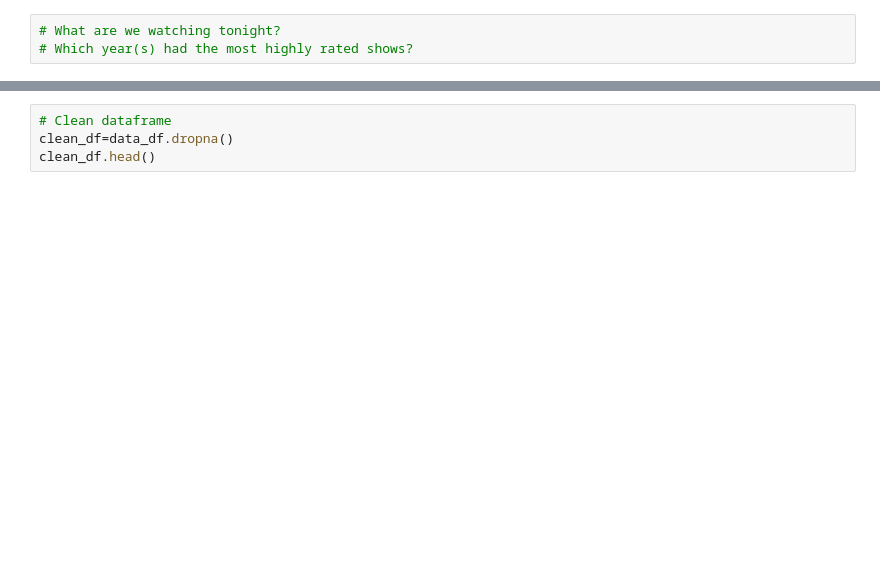
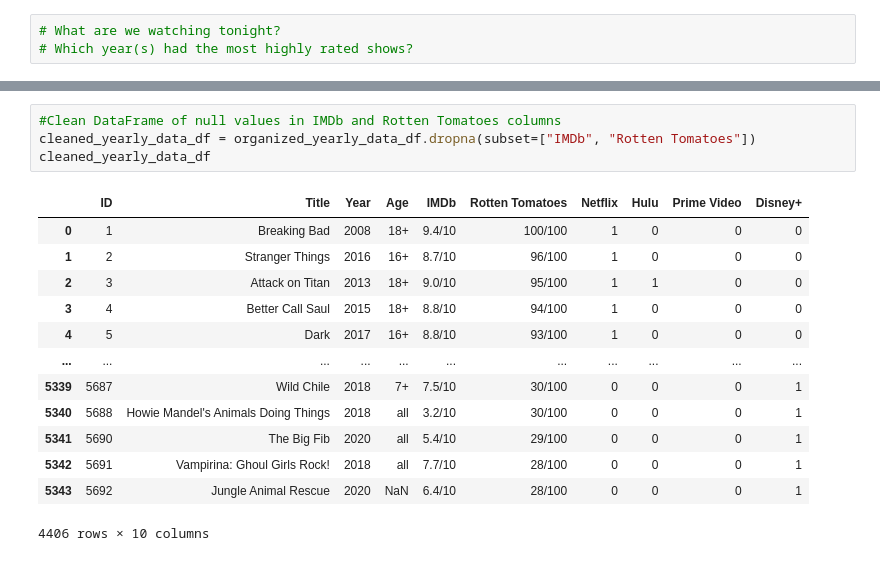
Before and after one commit to Christian-Albertini/UNC-Project-1, a Jupyter notebook: question_4_roop.ipynb, the cells around one changed output, grey strips where cells are left out. Saved outputs shown, nothing was run; the diff lists cells and outputs as text; blank space fills up the shorter version.

```diff
--- a/question_4_roop.ipynb
+++ b/question_4_roop.ipynb
@@ -27,4 +36,18 @@ data_df.head()
 # %%
-# Clean dataframe
-clean_df=data_df.dropna()
-clean_df.head()
+#Clean DataFrame of null values in IMDb and Rotten Tomatoes columns
+cleaned_yearly_data_df = organized_yearly_data_df.dropna(subset=["IMDb", "Rotten Tomatoes"])
+cleaned_yearly_data_df
+# %% [output]
+|  | ID | Title | Year | Age | IMDb | Rotten Tomatoes | Netflix | Hulu | Prime Video | Disney+ |
+| 0 | 1 | Breaking Bad | 2008 | 18+ | 9.4/10 | 100/100 | 1 | 0 | 0 | 0 |
+| 1 | 2 | Stranger Things | 2016 | 16+ | 8.7/10 | 96/100 | 1 | 0 | 0 | 0 |
+| 2 | 3 | Attack on Titan | 2013 | 18+ | 9.0/10 | 95/100 | 1 | 1 | 0 | 0 |
+| 3 | 4 | Better Call Saul | 2015 | 18+ | 8.8/10 | 94/100 | 1 | 0 | 0 | 0 |
+| 4 | 5 | Dark | 2017 | 16+ | 8.8/10 | 93/100 | 1 | 0 | 0 | 0 |
+| ... | ... | ... | ... | ... | ... | ... | ... | ... | ... | ... |
+| 5339 | 5687 | Wild Chile | 2018 | 7+ | 7.5/10 | 30/100 | 0 | 0 | 0 | 1 |
+| 5340 | 5688 | Howie Mandel's Animals Doing Things | 2018 | all | 3.2/10 | 30/100 | 0 | 0 | 0 | 1 |
+| 5341 | 5690 | The Big Fib | 2020 | all | 5.4/10 | 29/100 | 0 | 0 | 0 | 1 |
+| 5342 | 5691 | Vampirina: Ghoul Girls Rock! | 2018 | all | 7.7/10 | 28/100 | 0 | 0 | 0 | 1 |
+| 5343 | 5692 | Jungle Animal Rescue | 2020 | NaN | 6.4/10 | 28/100 | 0 | 0 | 0 | 1 |
+4406 rows × 10 columns
```
Also changed, not shown: parts of 8 cells of this notebook.
